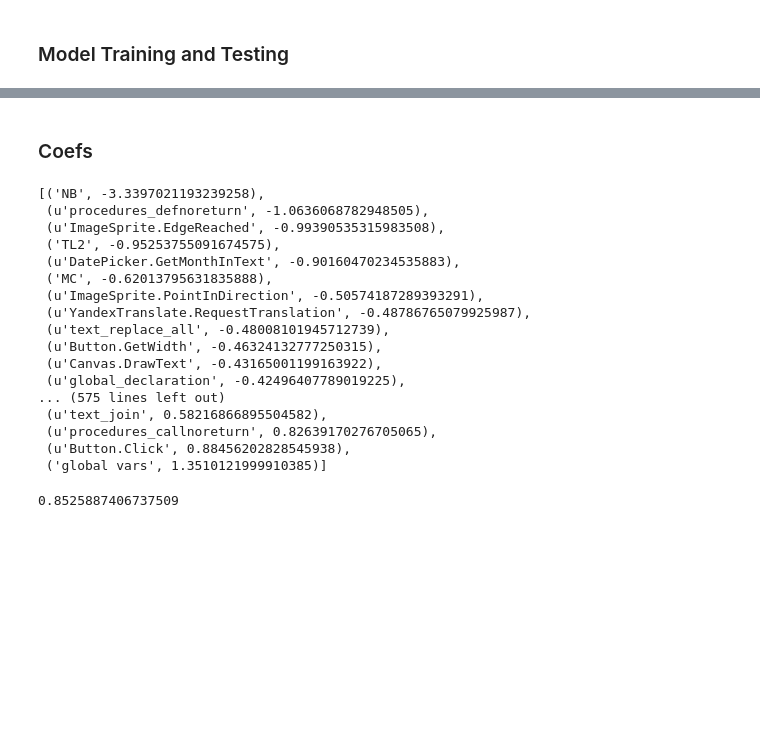
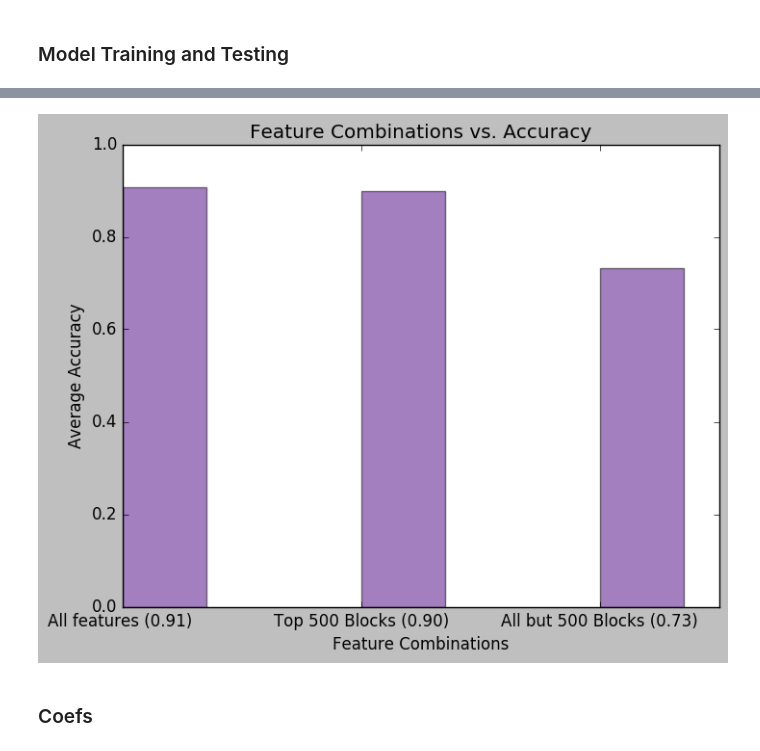
Before and after one commit to sravanareddy/appinventor, a Jupyter notebook: FindTheBug_April6.ipynb, the cells around one changed output, grey strips where cells are left out. Drawn from its saved outputs; the diff is of its cells as text; code cells hidden in the pictures; blank space fills up the shorter version.

```diff
--- a/FindTheBug_April6.ipynb
+++ b/FindTheBug_April6.ipynb
@@ -515,0 +539,17 @@ Average accuracy: 0.907851929862
+# %%
+import matplotlib.pyplot as plt; plt.rcdefaults()
+import numpy as np
+import matplotlib.pyplot as plt
+
+values = [0.906322014122,0.898154647691,0.73169996454]
+
+labels = ['All features (0.91) ', 'Top 500 Blocks (0.90)', 'All but 500 Blocks (0.73)']
+y_pos = np.arange(len(labels))
+plt.bar(y_pos, values, alpha= 0.5, width = 0.35, color='indigo')
+plt.xticks(y_pos, labels)
+plt.ylabel('Average Accuracy')
+plt.xlabel('Feature Combinations')
+plt.title('Feature Combinations vs. Accuracy')
+plt.show()
+# %% [output]
+[figure, added]
@@ -520,27 +563,7 @@ print 'Average accuracy:', numpy.mean(cvaccs)
 # %% [markdown]
 ### Coefs
 # %%
-sorted(zip(allvec.get_feature_names(), coef[0]), key=lambda tup: tup[1])
+# sorted(zip(allvec.get_feature_names(), coef[0]), key=lambda tup: tup[1])
-# %% [output]
-[('NB', -3.3397021193239258),
- (u'procedures_defnoreturn', -1.0636068782948505),
- (u'ImageSprite.EdgeReached', -0.99390535315983508),
- ('TL2', -0.95253755091674575),
- (u'DatePicker.GetMonthInText', -0.90160470234535883),
- ('MC', -0.62013795631835888),
- (u'ImageSprite.PointInDirection', -0.50574187289393291),
- (u'YandexTranslate.RequestTranslation', -0.48786765079925987),
- (u'text_replace_all', -0.48008101945712739),
- (u'Button.GetWidth', -0.46324132777250315),
- (u'Canvas.DrawText', -0.43165001199163922),
- (u'global_declaration', -0.42496407789019225),
-... (575 lines left out)
- (u'text_join', 0.58216866895504582),
- (u'procedures_callnoreturn', 0.82639170276705065),
- (u'Button.Click', 0.88456202828545938),
- ('global vars', 1.3510121999910385)]
 # %%
-from sklearn.metrics import f1_score
-f1_score(ytest, predictions)
+# from sklearn.metrics import f1_score
+# f1_score(ytest, predictions)
-# %% [output]
-0.8525887406737509
```
Also changed, not shown: parts of 16 cells of this notebook.
